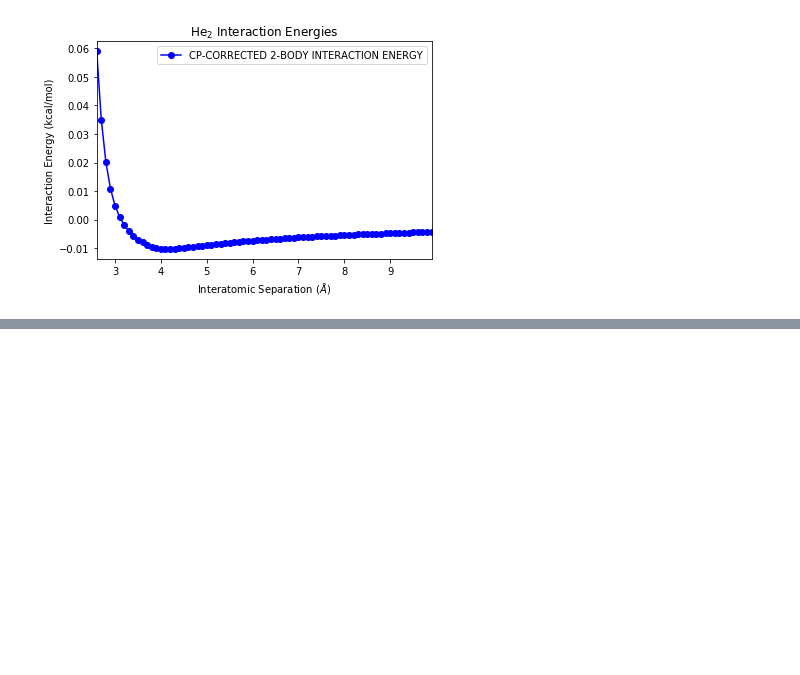
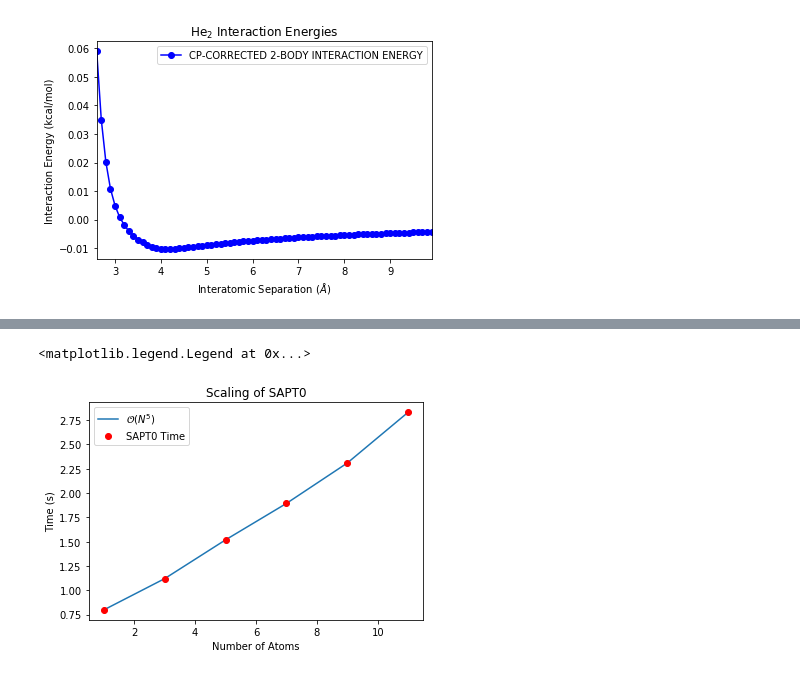
Before and after one commit to GT-IDEaS/Bootcamp2019, a Jupyter notebook: Day05/Sherrill_ML-for-Drug-Binding/quantum-chemistry-in-python.ipynb, the cells around one changed output, grey strips where cells are left out. Cells and saved outputs as stored; diff of their text form; code cells hidden in the pictures; blank space fills up the shorter version.

```diff
--- a/Day05/Sherrill_ML-for-Drug-Binding/quantum-chemistry-in-python.ipynb
+++ b/Day05/Sherrill_ML-for-Drug-Binding/quantum-chemistry-in-python.ipynb
@@ -106,0 +161,38 @@ Text(0.5, 1.0, 'SAPT0 vs. B3LYP-D3M(BJ) IE')
+# %%
+# ==> Visualize N^5 SAPT Scaling <==
+chainA = ['He 0 0 0\n', 'He 0 0 2\n', 'He 0 0 4\n', 'He 0 0 6\n', 'He 0 0 8\n', 'He 0 0 10\n']
+chainB = ['He 0 3 0\n', 'He 0 3 3\n', 'He 0 3 4\n', 'He 0 3 6\n', 'He 0 3 8\n', 'He 0 3 10\n']
+
+molstr = """
+0 1
+{}
+--
+0 1
+{}
+
+units angstrom
+"""
+
+monoA = ''
+monoB = ''
+times = []
+natoms = []
+for i in range(len(chainA)):
+    monoA += chainA[i]
+    monoB += chainB[i]
+    t0 = time.time()
+    psi4.energy('sapt0/jun-cc-pvdz', mol=psi4.geometry(molstr.format(monoA, monoB)))
+    times.append(time.time() - t0)
+    natoms.append(2 * i + 1)
+
+# Plot time versus number of atoms, fit to N^5 curve
+f = np.poly1d(np.polyfit(natoms, times, deg=5))
+plt.plot(natoms, f(natoms), label='${\cal O}(N^5)$')
+plt.plot(natoms, times, 'ro', label='SAPT0 Time', zorder=10)
+plt.title('Scaling of SAPT0')
+plt.xlabel('Number of Atoms')
+plt.ylabel('Time (s)')
+plt.legend()
+# %% [output]
+<matplotlib.legend.Legend at 0x...>
+[figure, added]
```
Also changed, not shown: parts of 18 cells of this notebook.
